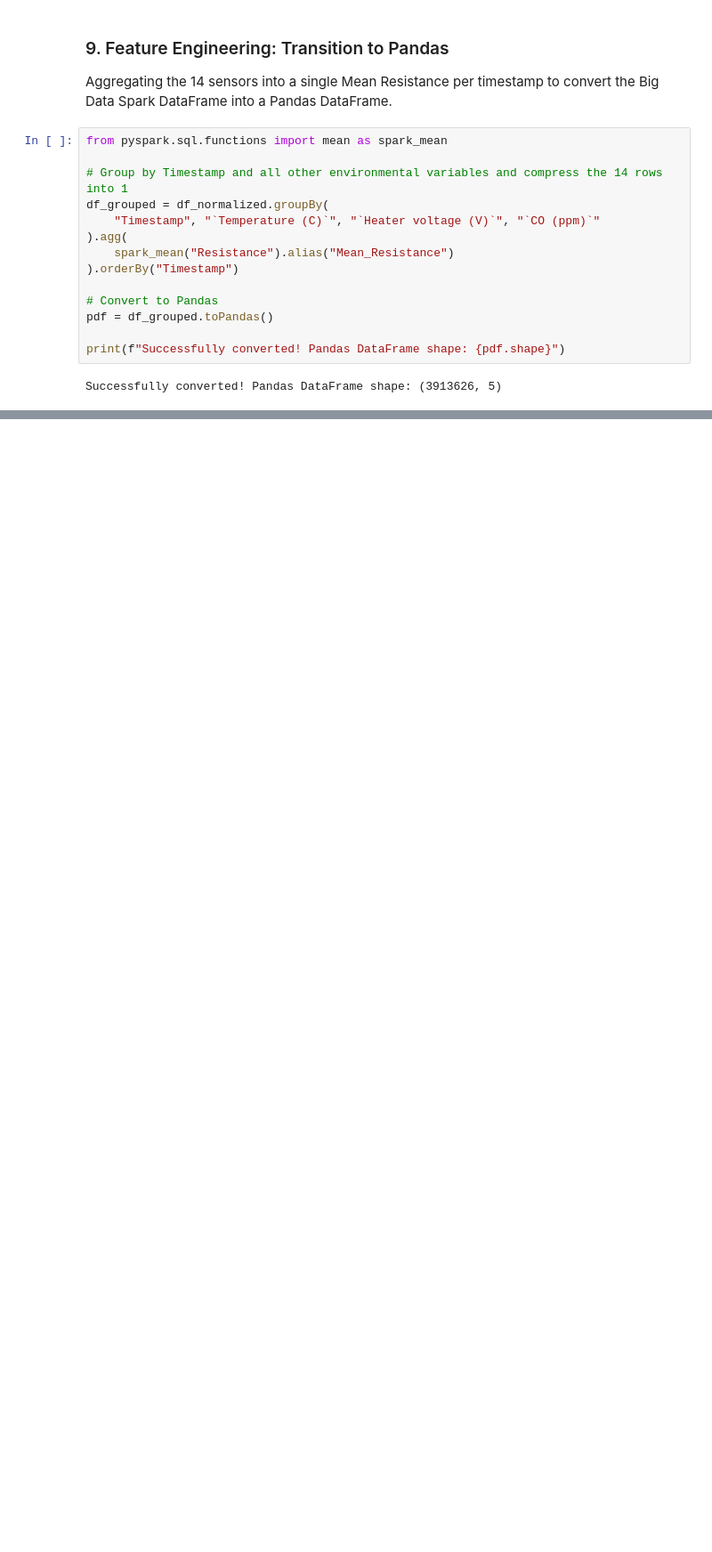
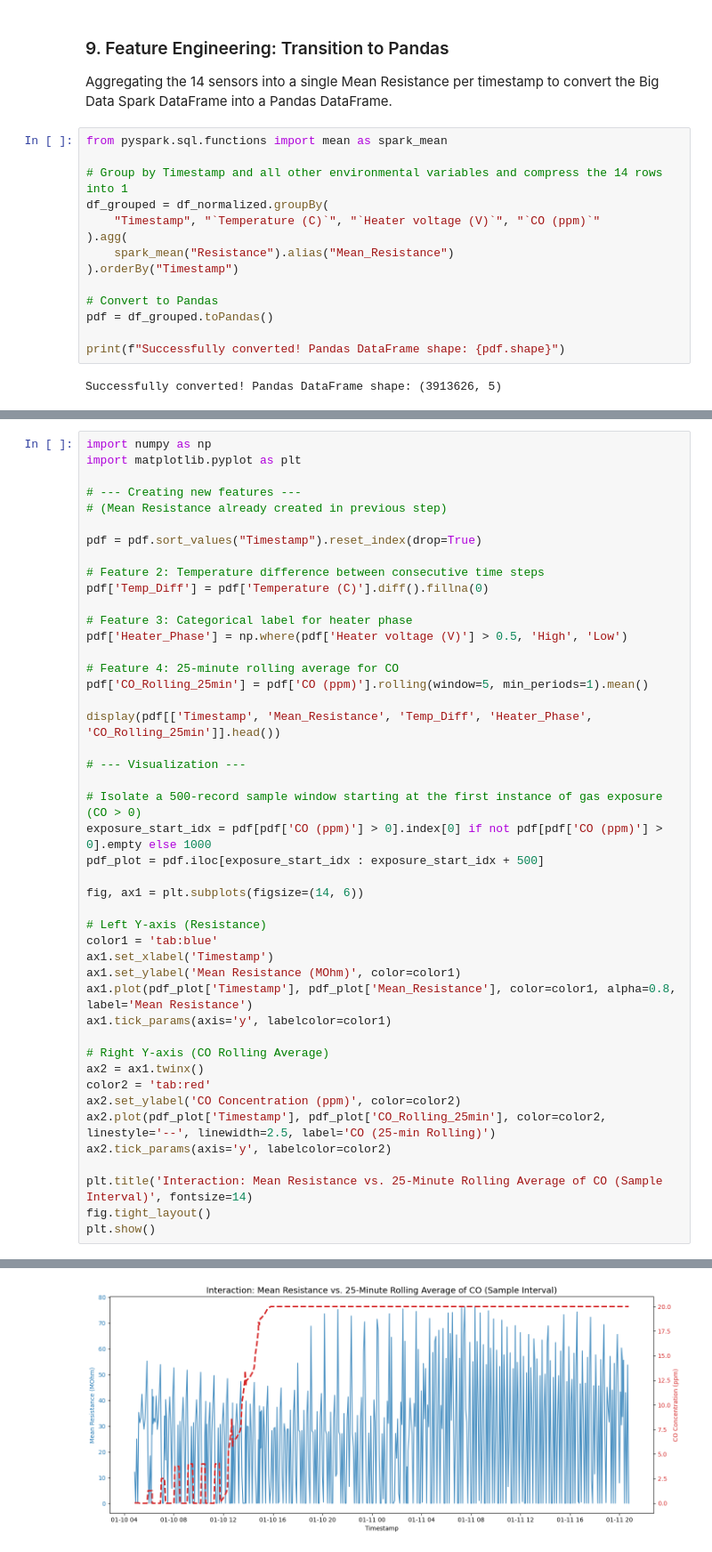
Before and after one commit to elia-etzanidi/gas_sensor_project, a Jupyter notebook: mox_project_pipeline.ipynb, the cells around one changed output, grey strips where cells are left out. Shown at 89% size. Drawn from its saved outputs; the diff is of its cells as text; blank space fills up the shorter version.

```diff
--- a/mox_project_pipeline.ipynb
+++ b/mox_project_pipeline.ipynb
@@ -376,0 +380,46 @@ Successfully converted! Pandas DataFrame shape: (3913626, 5)
+# %%
+import numpy as np
+import matplotlib.pyplot as plt
+
+# --- Creating new features ---
+# (Mean Resistance already created in previous step)
+
+pdf = pdf.sort_values("Timestamp").reset_index(drop=True)
+
+# Feature 2: Temperature difference between consecutive time steps
+pdf['Temp_Diff'] = pdf['Temperature (C)'].diff().fillna(0)
+
+# Feature 3: Categorical label for heater phase
+pdf['Heater_Phase'] = np.where(pdf['Heater voltage (V)'] > 0.5, 'High', 'Low')
+
+# Feature 4: 25-minute rolling average for CO
+pdf['CO_Rolling_25min'] = pdf['CO (ppm)'].rolling(window=5, min_periods=1).mean()
+
+display(pdf[['Timestamp', 'Mean_Resistance', 'Temp_Diff', 'Heater_Phase', 'CO_Rolling_25min']].head())
+
+# --- Visualization ---
+
+# Isolate a 500-record sample window starting at the first instance of gas exposure (CO > 0)
+exposure_start_idx = pdf[pdf['CO (ppm)'] > 0].index[0] if not pdf[pdf['CO (ppm)'] > 0].empty else 1000
+pdf_plot = pdf.iloc[exposure_start_idx : exposure_start_idx + 500]
+
+fig, ax1 = plt.subplots(figsize=(14, 6))
+
+# Left Y-axis (Resistance)
+color1 = 'tab:blue'
+ax1.set_xlabel('Timestamp')
+ax1.set_ylabel('Mean Resistance (MOhm)', color=color1)
+ax1.plot(pdf_plot['Timestamp'], pdf_plot['Mean_Resistance'], color=color1, alpha=0.8, label='Mean Resistance')
+ax1.tick_params(axis='y', labelcolor=color1)
+
+# Right Y-axis (CO Rolling Average)
+ax2 = ax1.twinx()
+color2 = 'tab:red'
+ax2.set_ylabel('CO Concentration (ppm)', color=color2)
+ax2.plot(pdf_plot['Timestamp'], pdf_plot['CO_Rolling_25min'], color=color2, linestyle='--', linewidth=2.5, label='CO (25-min Rolling)')
+ax2.tick_params(axis='y', labelcolor=color2)
+
+plt.title('Interaction: Mean Resistance vs. 25-Minute Rolling Average of CO (Sample Interval)', fontsize=14)
+fig.tight_layout()
+plt.show()
+# %% [output]
@@ -376,0 +432 @@ Successfully converted! Pandas DataFrame shape: (3913626, 5)
+[figure, added]
```
Also changed, not shown: parts of 2 cells of this notebook.
